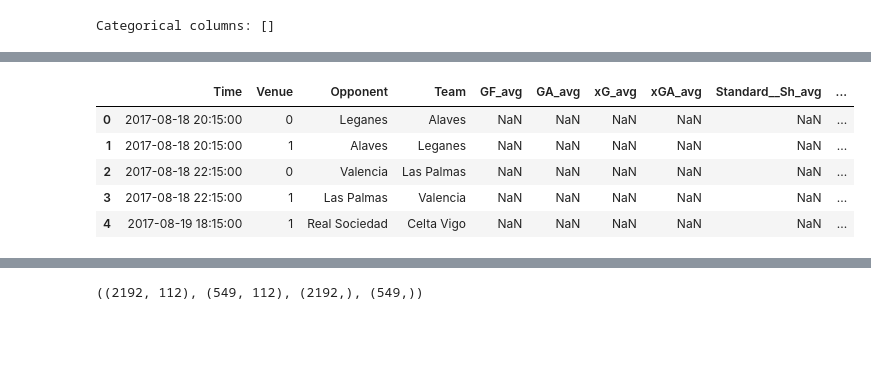
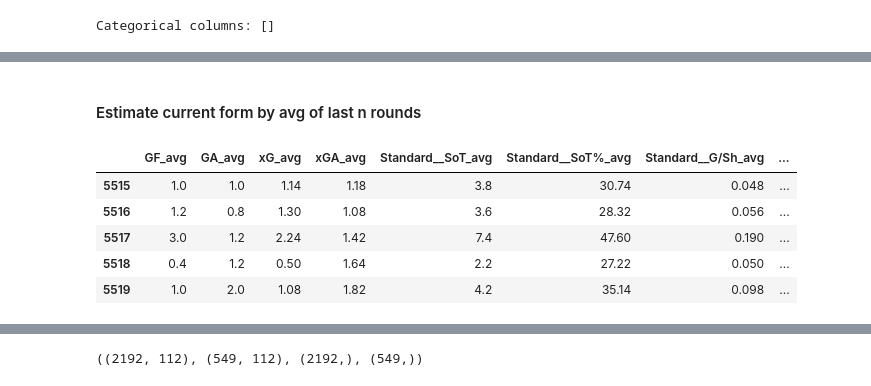
Before and after one commit to DSAI-Creator/Football-Match-Prediction, a Jupyter notebook: src/eda/eda.ipynb, the cells around one changed output, grey strips where cells are left out. Drawn from its saved outputs; the diff is of its cells as text; code cells hidden in the pictures; blank space fills up the shorter version.

Commit message:
modified:   data/processed/df_merged.csv 	new file:   data/processed/la_liga_data.csv 	modified:   src/eda/eda.ipynb 	new file:   src/models/train.ipynb

```diff
--- a/src/eda/eda.ipynb
+++ b/src/eda/eda.ipynb
@@ -568,12 +545,11 @@ for cols in shooting_cols:
 # df2['Result_num'] = df2['Result'].map(result_mapping)
 df2['GD'] = df2['GF'] - df2['GA']
 # Select only numeric columns
-numeric_df2 = df2.select_dtypes(include=[np.number])
+numeric_df2 = df2.drop(columns=prematch_cols).select_dtypes(include=[np.number])
 
 # Calculate the correlation matrix
 correlation_matrix = numeric_df2.corr()
 
-# Extract the correlation values for the 'Result_num' column
 result_correlation = correlation_matrix['GD'].round(3).sort_values(ascending=False)
 pd.options.display.max_rows = None
 result_correlation
@@ -635,0 +623,3 @@ Name: GA, dtype: float64
+# %%
+df2 = pd.read_csv('D:\dev\project\Football-Match-Prediction\data\processed/la_liga_data.csv')
+df2.head()
@@ -636,7 +633,7 @@ Name: GA, dtype: float64
 # %% [markdown]
 Drop columns with correlation with GD lower than 0.1
 # %%
-threshold = 0.1  # Set your threshold value here
+threshold = 0.2  # Set your threshold value here
 
 # Get the correlation values for the 'GD' column
 gd_correlation = correlation_matrix['GD']
@@ -713,5 +713,5 @@ sorted(missing_percentage[missing_percentage > 0].items(), key=lambda x: x[1], r
 # %%
-df2.drop(columns=['Referee', 'Captain', 'Comp'], inplace=True)
+df2.drop(columns=['Referee', 'Captain', 'Comp', 'Formation', 'Opp Formation'], inplace=True)
 # %%
 for col in df2.select_dtypes(include=[np.number]).columns:
     df2[col] = df2[col].fillna(df2.groupby('Team')[col].transform('mean'))
@@ -758,32 +766,23 @@ for cols in to_drop:
+# %% [markdown]
+#### Estimate current form by avg of last n rounds
 # %%
-# Sort the dataframe by date
-df2.sort_values(by='Time', inplace=True)
-
 # Define the window size for rolling averages
 window_size = 5
 
 # Function to calculate rolling averages
 def calculate_rolling_averages(group):
     return group[feature_cols].shift().rolling(window=window_size, min_periods=1).mean()
 
 # Apply the function to df2 grouped by 'Team'
 rolling_averages = df2.groupby('Team', group_keys=False).apply(calculate_rolling_averages)
 
 # Rename columns to indicate rolling averages
 rolling_averages.columns = [f"{col}_avg" for col in rolling_averages.columns]
-
-# Combine rolling averages with the original dataframe
-training_df = pd.concat([df2[prematch_cols].reset_index(drop=True), rolling_averages.reset_index(drop=True), df2[['GF', 'GA', 'Result']].reset_index(drop=True)], axis=1)
-
-# Drop rows with missing values
-# training_df.dropna(inplace=True)
-
-# # Your training data is now ready
-training_df.head()
+rolling_averages.tail()
 # %% [output]
-|  | Time | Venue | Opponent | Team | GF_avg | GA_avg | xG_avg | xGA_avg | Standard__Sh_avg | ... |
-| 0 | 2017-08-18 20:15:00 | 0 | Leganes | Alaves | NaN | NaN | NaN | NaN | NaN | ... |
-| 1 | 2017-08-18 20:15:00 | 1 | Alaves | Leganes | NaN | NaN | NaN | NaN | NaN | ... |
-| 2 | 2017-08-18 22:15:00 | 0 | Valencia | Las Palmas | NaN | NaN | NaN | NaN | NaN | ... |
-| 3 | 2017-08-18 22:15:00 | 1 | Las Palmas | Valencia | NaN | NaN | NaN | NaN | NaN | ... |
-| 4 | 2017-08-19 18:15:00 | 1 | Real Sociedad | Celta Vigo | NaN | NaN | NaN | NaN | NaN | ... |
+|  | GF_avg | GA_avg | xG_avg | xGA_avg | Standard__SoT_avg | Standard__SoT%_avg | Standard__G/Sh_avg | ... |
+| 5515 | 1.0 | 1.0 | 1.14 | 1.18 | 3.8 | 30.74 | 0.048 | ... |
+| 5516 | 1.2 | 0.8 | 1.30 | 1.08 | 3.6 | 28.32 | 0.056 | ... |
+| 5517 | 3.0 | 1.2 | 2.24 | 1.42 | 7.4 | 47.60 | 0.190 | ... |
+| 5518 | 0.4 | 1.2 | 0.50 | 1.64 | 2.2 | 27.22 | 0.050 | ... |
+| 5519 | 1.0 | 2.0 | 1.08 | 1.82 | 4.2 | 35.14 | 0.098 | ... |
```
Also changed, not shown: parts of 24 cells of this notebook, 3 other files.
